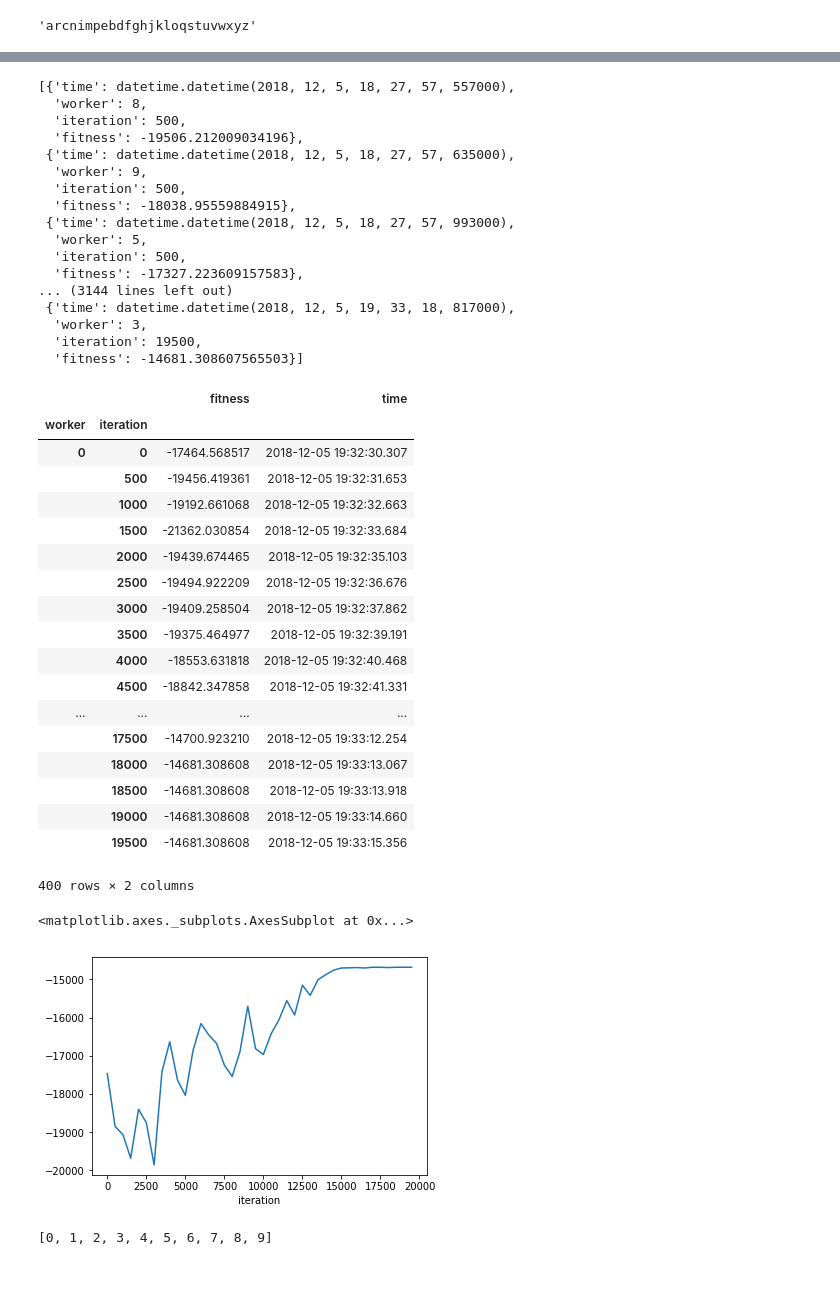
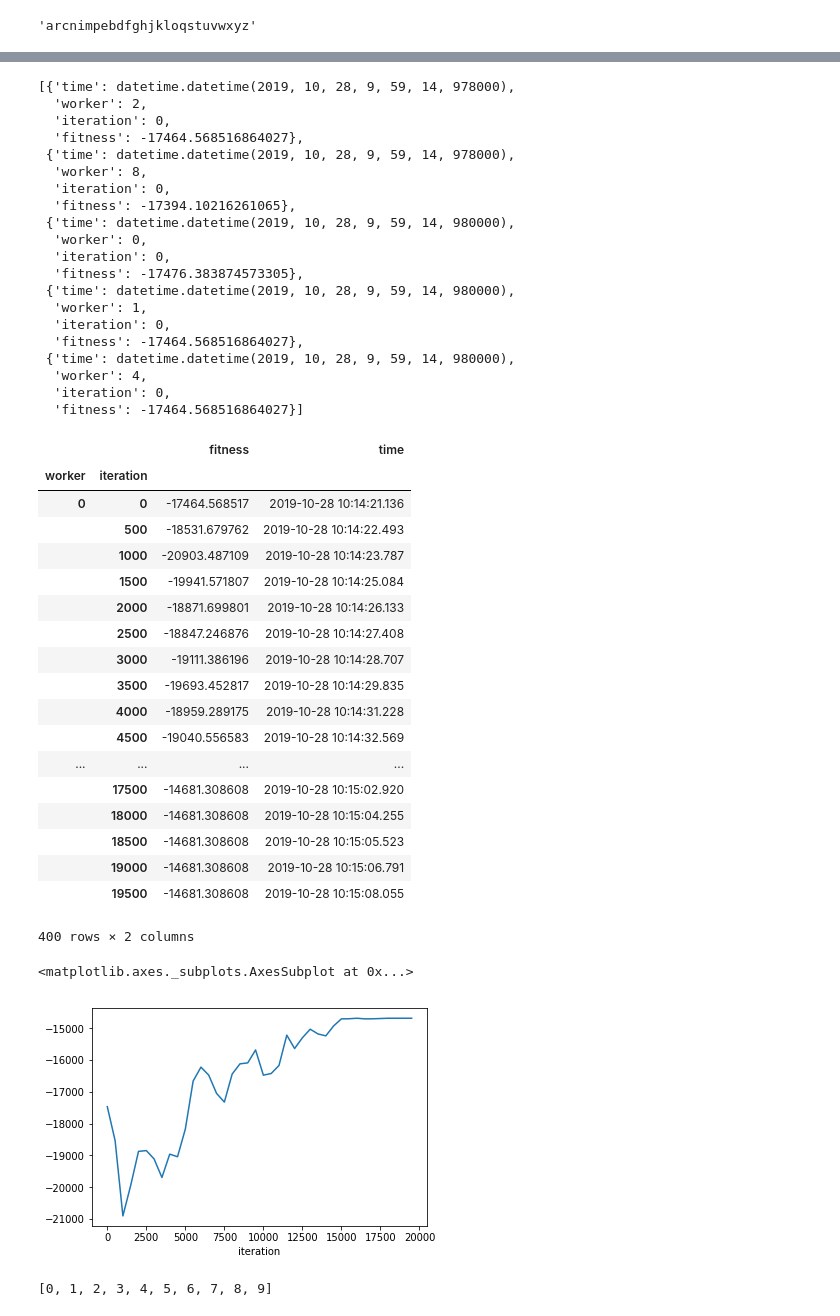
Before and after one commit to NeilNjae/cipher-tools, a Jupyter notebook: hillclimbing-results/hillclimbing-experiments.ipynb, the cells around one changed output, grey strips where cells are left out. Saved outputs shown, nothing was run; the diff lists cells and outputs as text; code cells hidden in the pictures; blank space fills up the shorter version.

```diff
--- a/hillclimbing-results/hillclimbing-experiments.ipynb
+++ b/hillclimbing-results/hillclimbing-experiments.ipynb
@@ -56,8 +56,9 @@ def log_parse(text, verbose=False):
     if verbose:
         ca = re.search('current alphabet (\w+)', blurb).group(1)
         pa = re.search('plain alphabet (\w+)', blurb).group(1)
+        mapped_ca = cat(p[1] for p in sorted(zip(pa, ca)))
         return {'time': dt, 'worker': worker, 'iteration': iteration, 'fitness': fitness,
-                'cipher_alphabet': ca, 'plain_alphabet': pa}
+                'cipher_alphabet': ca, 'plain_alphabet': pa, 'mapped_cipher_alphabet': mapped_ca}
     else:
         return {'time': dt, 'worker': worker, 'iteration': iteration, 'fitness': fitness}
 # %%
@@ -132,4 +135,5 @@ ct[:100]
 # %%
+start_time = datetime.now()
 sa_cipher_alphabet, score = simulated_annealing_break(ct, plain_alphabet=plain_alpha, cipher_alphabet=ct_alpha)
 sa_cipher_alphabet, score
 # %% [output]
@@ -164,53 +172,56 @@ log_parse(recs[0])
  'fitness': -17464.568516864027}
 # %%
 parsed = [log_parse(line) for line in open('cipher.log')]
-parsed[10:]
+parsed[:5]
 # %% [output]
-[{'time': datetime.datetime(2018, 12, 5, 18, 27, 57, 557000),
+[{'time': datetime.datetime(2019, 10, 28, 9, 59, 14, 978000),
+  'worker': 2,
+  'iteration': 0,
+  'fitness': -17464.568516864027},
+ {'time': datetime.datetime(2019, 10, 28, 9, 59, 14, 978000),
   'worker': 8,
-  'iteration': 500,
-  'fitness': -19506.212009034196},
- {'time': datetime.datetime(2018, 12, 5, 18, 27, 57, 635000),
-  'worker': 9,
-  'iteration': 500,
-  'fitness': -18038.95559884915},
- {'time': datetime.datetime(2018, 12, 5, 18, 27, 57, 993000),
-  'worker': 5,
-  'iteration': 500,
-  'fitness': -17327.223609157583},
-... (3144 lines left out)
- {'time': datetime.datetime(2018, 12, 5, 19, 33, 18, 817000),
-  'worker': 3,
-  'iteration': 19500,
-  'fitness': -14681.308607565503}]
+  'iteration': 0,
+  'fitness': -17394.10216261065},
+ {'time': datetime.datetime(2019, 10, 28, 9, 59, 14, 980000),
+  'worker': 0,
+  'iteration': 0,
+  'fitness': -17476.383874573305},
+ {'time': datetime.datetime(2019, 10, 28, 9, 59, 14, 980000),
+  'worker': 1,
+  'iteration': 0,
+  'fitness': -17464.568516864027},
+ {'time': datetime.datetime(2019, 10, 28, 9, 59, 14, 980000),
+  'worker': 4,
+  'iteration': 0,
+  'fitness': -17464.568516864027}]
 # %%
-threshold = datetime(2018, 12, 6, 1)
-trace = pd.DataFrame([p for p in parsed if p['time'] > threshold])
+# threshold = datetime(2018, 12, 6, 1)
+trace = pd.DataFrame([p for p in parsed if p['time'] > start_time])
 trace = trace.set_index(['worker', 'iteration']).sort_index()
 trace
 # %% [output]
 |  |  | fitness | time |
 | worker | iteration |  |  |
-| 0 | 0 | -17464.568517 | 2018-12-05 19:32:30.307 |
-|  | 500 | -19456.419361 | 2018-12-05 19:32:31.653 |
-|  | 1000 | -19192.661068 | 2018-12-05 19:32:32.663 |
-|  | 1500 | -21362.030854 | 2018-12-05 19:32:33.684 |
-|  | 2000 | -19439.674465 | 2018-12-05 19:32:35.103 |
-|  | 2500 | -19494.922209 | 2018-12-05 19:32:36.676 |
-|  | 3000 | -19409.258504 | 2018-12-05 19:32:37.862 |
-|  | 3500 | -19375.464977 | 2018-12-05 19:32:39.191 |
-|  | 4000 | -18553.631818 | 2018-12-05 19:32:40.468 |
-|  | 4500 | -18842.347858 | 2018-12-05 19:32:41.331 |
+| 0 | 0 | -17464.568517 | 2019-10-28 10:14:21.136 |
+|  | 500 | -18531.679762 | 2019-10-28 10:14:22.493 |
+|  | 1000 | -20903.487109 | 2019-10-28 10:14:23.787 |
+|  | 1500 | -19941.571807 | 2019-10-28 10:14:25.084 |
+|  | 2000 | -18871.699801 | 2019-10-28 10:14:26.133 |
+|  | 2500 | -18847.246876 | 2019-10-28 10:14:27.408 |
+|  | 3000 | -19111.386196 | 2019-10-28 10:14:28.707 |
+|  | 3500 | -19693.452817 | 2019-10-28 10:14:29.835 |
+|  | 4000 | -18959.289175 | 2019-10-28 10:14:31.228 |
+|  | 4500 | -19040.556583 | 2019-10-28 10:14:32.569 |
 | ... | ... | ... | ... |
-|  | 17500 | -14700.923210 | 2018-12-05 19:33:12.254 |
-|  | 18000 | -14681.308608 | 2018-12-05 19:33:13.067 |
-|  | 18500 | -14681.308608 | 2018-12-05 19:33:13.918 |
-|  | 19000 | -14681.308608 | 2018-12-05 19:33:14.660 |
-|  | 19500 | -14681.308608 | 2018-12-05 19:33:15.356 |
+|  | 17500 | -14681.308608 | 2019-10-28 10:15:02.920 |
+|  | 18000 | -14681.308608 | 2019-10-28 10:15:04.255 |
+|  | 18500 | -14681.308608 | 2019-10-28 10:15:05.523 |
+|  | 19000 | -14681.308608 | 2019-10-28 10:15:06.791 |
+|  | 19500 | -14681.308608 | 2019-10-28 10:15:08.055 |
 400 rows × 2 columns
 # %%
-trace1.loc[0].fitness.plot()
+trace.loc[0].fitness.plot()
 # %% [output]
 <matplotlib.axes._subplots.AxesSubplot at 0x...>
-[figure, old version]
+[figure, new version]
 # %%
```
Also changed, not shown: parts of 27 cells of this notebook, 25 other files.
